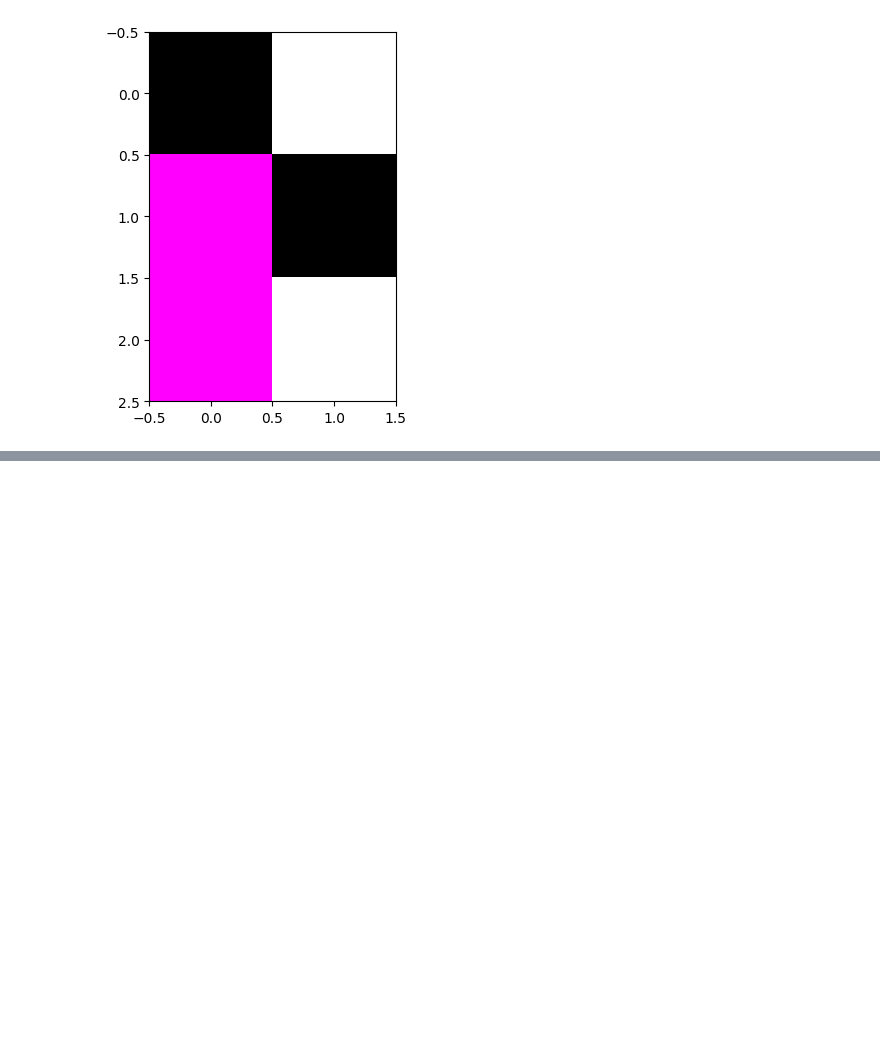
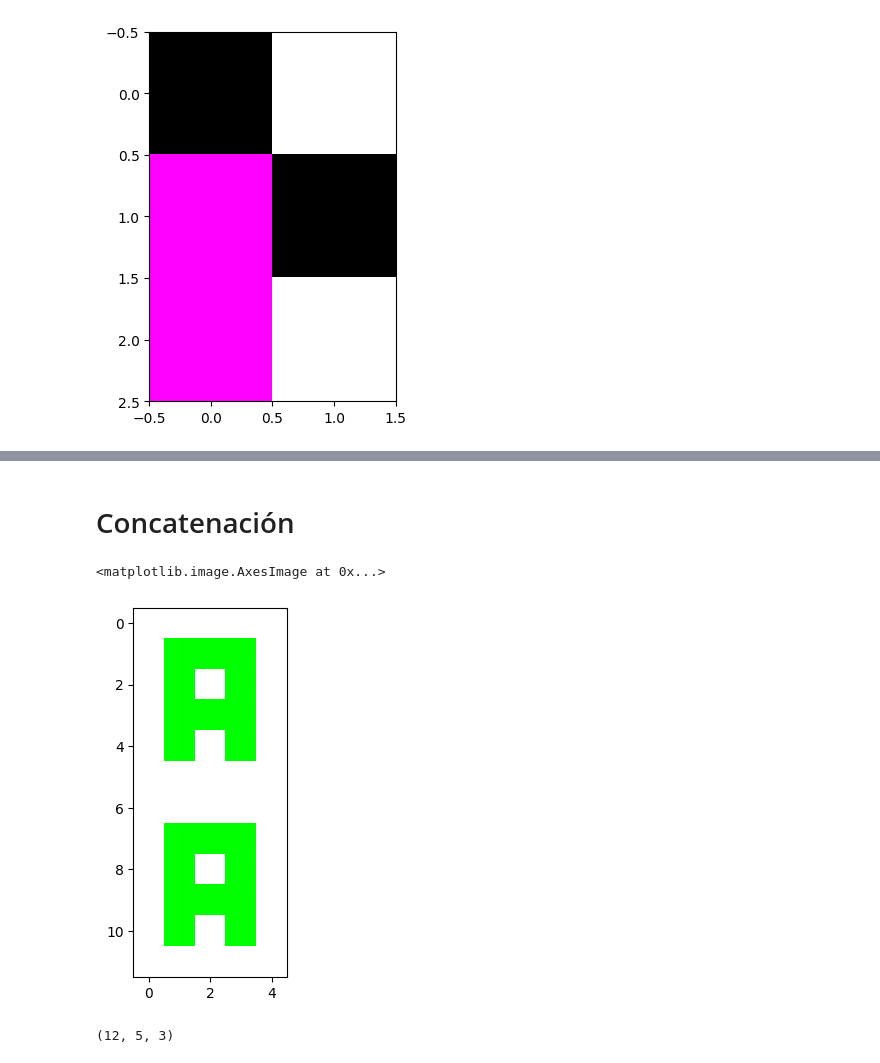
Before and after one commit to vc-2026-ii/ambientes-virtuales-JoseFRuiz, a Jupyter notebook: ejercicio.ipynb, the cells around one changed output, grey strips where cells are left out. Drawn from its saved outputs; the diff is of its cells as text; code cells hidden in the pictures; blank space fills up the shorter version.

```diff
--- a/ejercicio.ipynb
+++ b/ejercicio.ipynb
@@ -247,0 +313,14 @@ plt.imshow(c)
+# %% [markdown]
+# Concatenación
+# %%
+imgs2 = np.concatenate([imgs, imgs], axis=0)
+
+plt.figure()
+plt.imshow(imgs2)
+# %% [output]
+<matplotlib.image.AxesImage at 0x...>
+[figure, added]
+# %%
+imgs2.shape
+# %% [output]
+(12, 5, 3)
```
Also changed, not shown: parts of 14 cells of this notebook, 1 other file.
